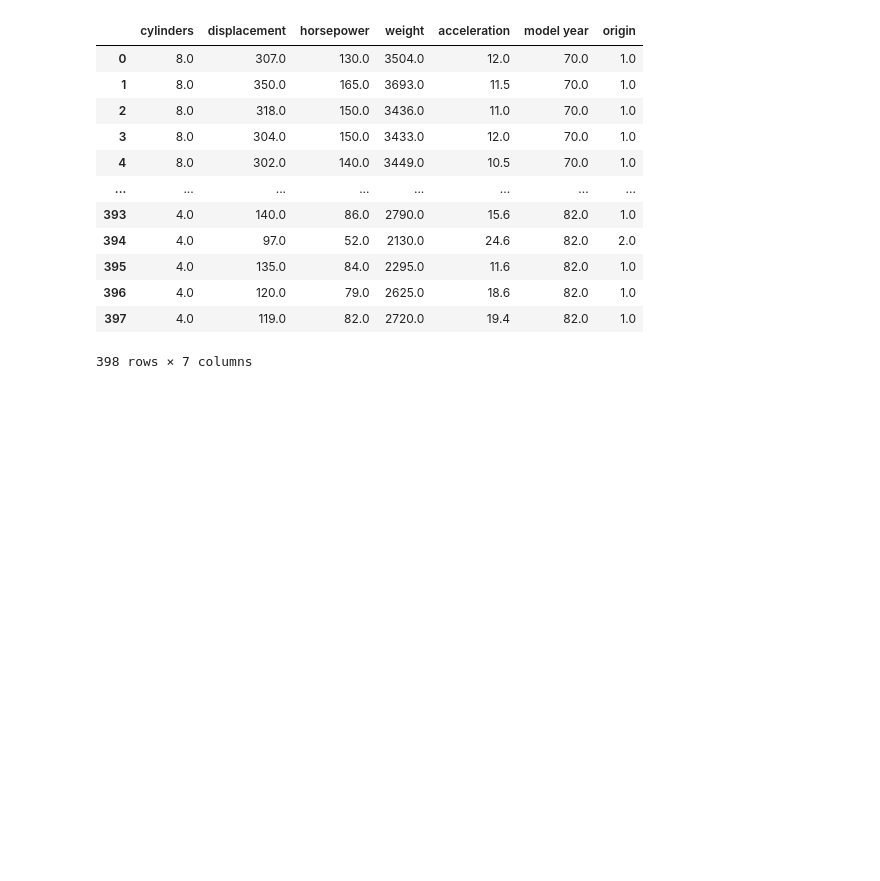
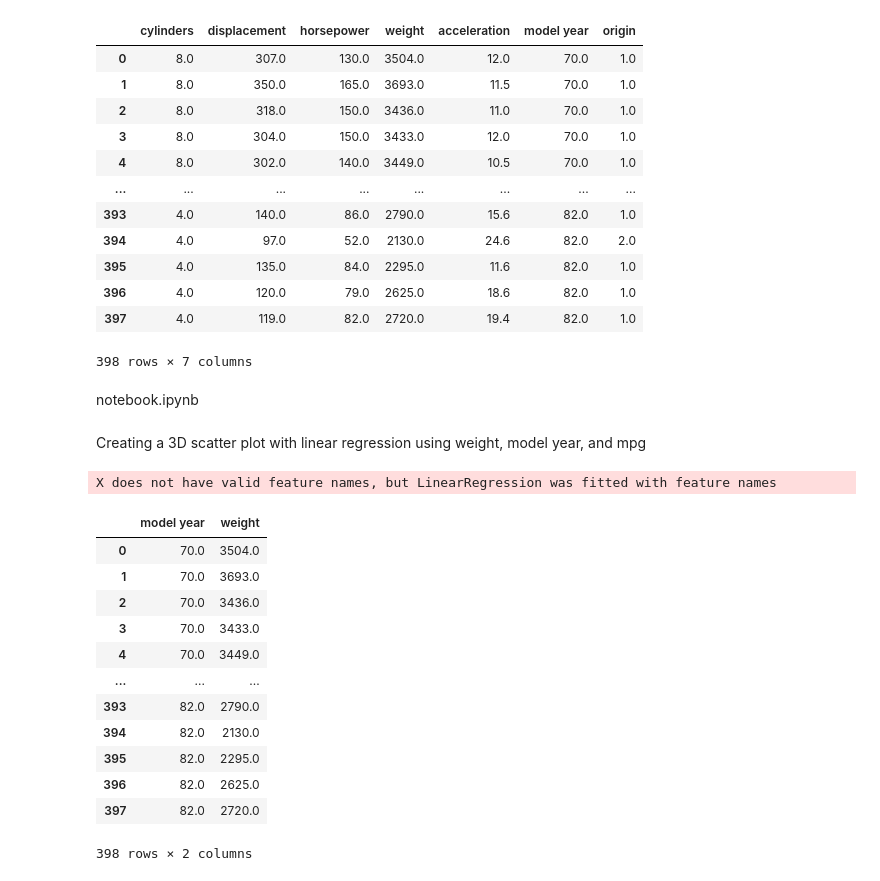
Before and after one commit to Tuxae/ateliers-data-2025-2026, a Jupyter notebook: atelier-2/notebook.ipynb, the cells around one changed output. Drawn from its saved outputs; the diff is of its cells as text; code cells hidden in the pictures; blank space fills up the shorter version.

```diff
--- a/atelier-2/notebook.ipynb
+++ b/atelier-2/notebook.ipynb
@@ -196,3 +196,5 @@ df.plot(kind='scatter', x='weight', y='mpg')
 df.plot(kind='scatter', x='horsepower', y='mpg')
 # %%
 df.plot(kind='scatter', x='model year', y='mpg')
+# %% [markdown]
+<llm-snippet-file>notebook.ipynb</llm-snippet-file>
@@ -198,0 +219,67 @@ df.plot(kind='scatter', x='model year', y='mpg')
+# %% [markdown]
+Creating a 3D scatter plot with linear regression using weight, model year, and mpg
+# %%
+from sklearn.linear_model import LinearRegression
+import plotly.graph_objects as go
+
+X_3d = df[['weight', 'model year']]
+y_mpg = df['mpg']
+
+model_3d = LinearRegression()
+model_3d.fit(X_3d, y_mpg)
+
+weight_range = np.linspace(df['weight'].min(), df['weight'].max(), 20)
+model_year_range = np.linspace(df['model year'].min(), df['model year'].max(), 20)
+weight_grid, model_year_grid = np.meshgrid(weight_range, model_year_range)
+
+X_grid = np.c_[weight_grid.ravel(), model_year_grid.ravel()]
+y_pred_grid = model_3d.predict(X_grid).reshape(weight_grid.shape)
+
+fig = go.Figure()
+
+fig.add_trace(go.Scatter3d(
+    x=df['weight'],
+    y=df['model year'],
+    z=df['mpg'],
+    mode='markers',
+    marker=dict(size=3, color='blue'),
+    name='Data'
+))
+
+fig.add_trace(go.Surface(
+    x=weight_grid,
+    y=model_year_grid,
+    z=y_pred_grid,
+    colorscale='Viridis',
+    opacity=0.7,
+    name='Regression Plane'
+))
+
+fig.update_layout(
+    scene=dict(
+        xaxis_title='Weight',
+        yaxis_title='Model Year',
+        zaxis_title='MPG'
+    ),
+    height=800,
+)
+
+fig.show()
+# %% [output]
+X does not have valid feature names, but LinearRegression was fitted with feature names
+# %%
+X_imputed_knn[["model year", "weight"]]
+# %% [output]
+|  | model year | weight |
+| 0 | 70.0 | 3504.0 |
+| 1 | 70.0 | 3693.0 |
+| 2 | 70.0 | 3436.0 |
+| 3 | 70.0 | 3433.0 |
+| 4 | 70.0 | 3449.0 |
+| ... | ... | ... |
+| 393 | 82.0 | 2790.0 |
+| 394 | 82.0 | 2130.0 |
+| 395 | 82.0 | 2295.0 |
+| 396 | 82.0 | 2625.0 |
+| 397 | 82.0 | 2720.0 |
+398 rows × 2 columns
```
Also changed, not shown: parts of 10 cells of this notebook, 1 other file.
